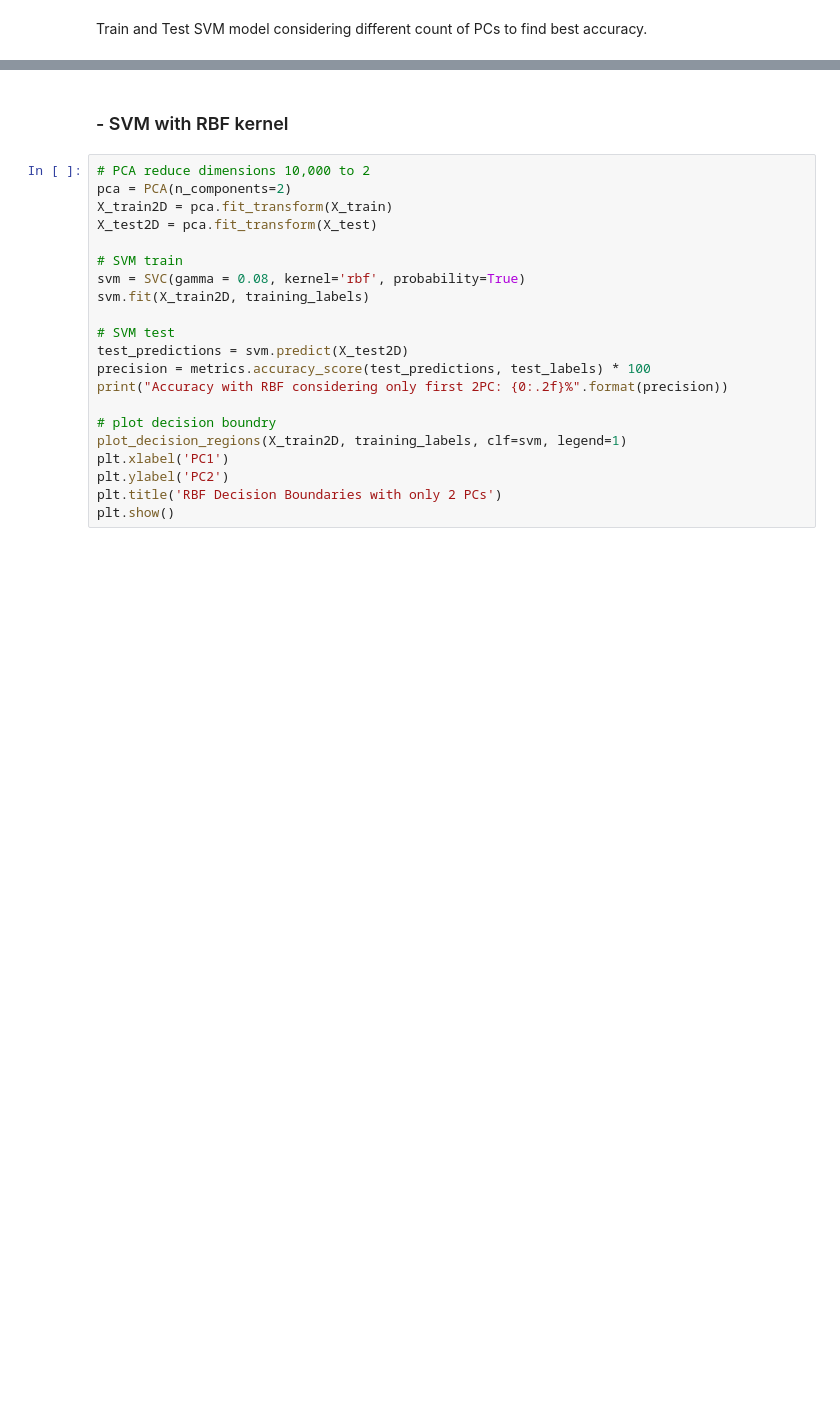
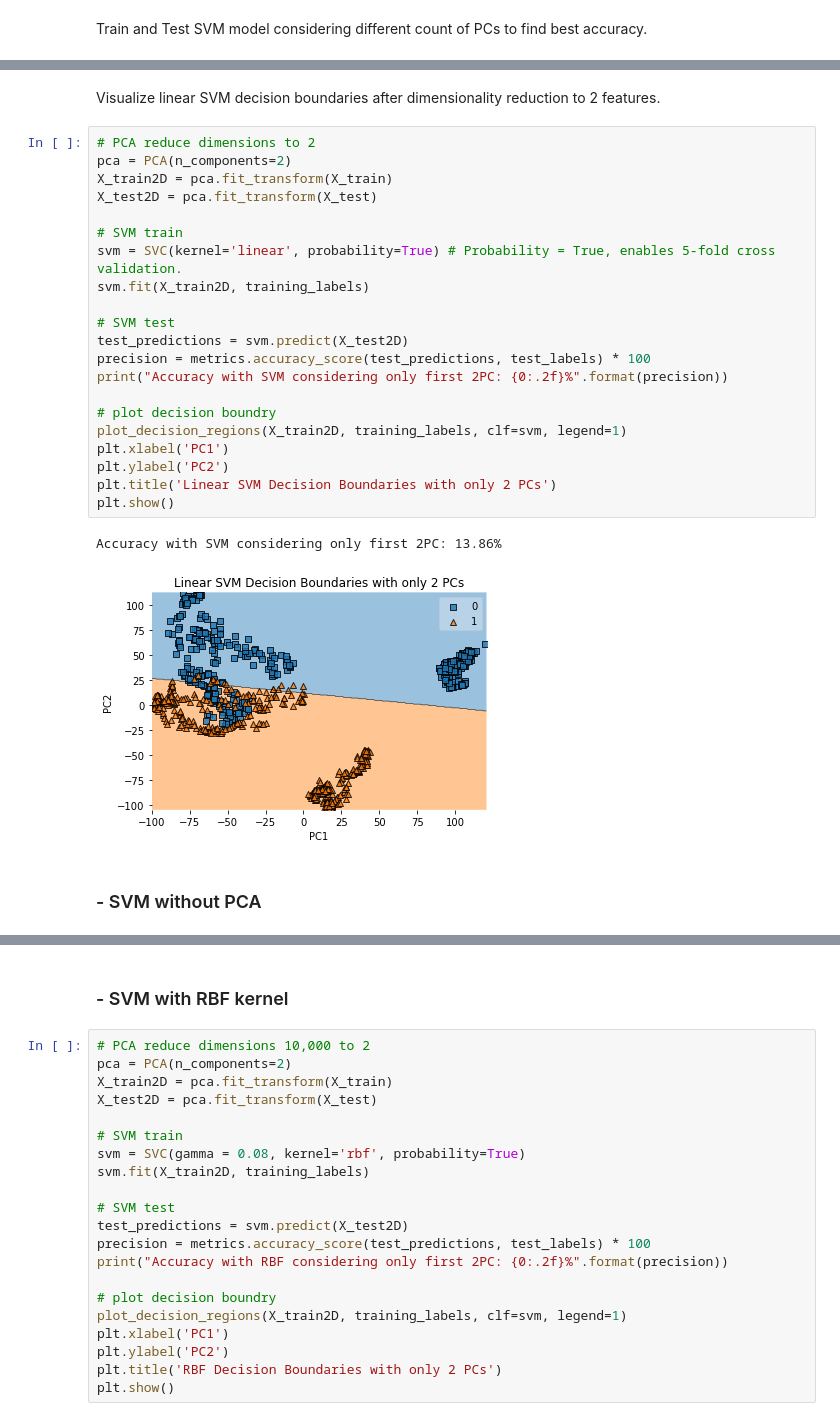
Before and after one commit to youssefg7/Fruit-Classifier, a Jupyter notebook: Project grayscale.ipynb, the cells around one changed output, grey strips where cells are left out. Saved outputs shown, nothing was run; the diff lists cells and outputs as text; blank space fills up the shorter version.

```diff
--- a/Project grayscale.ipynb
+++ b/Project grayscale.ipynb
@@ -206,0 +216,28 @@ Accuracy with SVM considering only first 10 PC: 27.10843373493976%
+# %% [markdown]
+Visualize linear SVM decision boundaries after dimensionality reduction to 2 features.
+# %%
+# PCA reduce dimensions to 2
+pca = PCA(n_components=2)
+X_train2D = pca.fit_transform(X_train)
+X_test2D = pca.fit_transform(X_test)
+
+# SVM train
+svm = SVC(kernel='linear', probability=True) # Probability = True, enables 5-fold cross validation.
+svm.fit(X_train2D, training_labels)
+
+# SVM test
+test_predictions = svm.predict(X_test2D)
+precision = metrics.accuracy_score(test_predictions, test_labels) * 100
+print("Accuracy with SVM considering only first 2PC: {0:.2f}%".format(precision))
+
+# plot decision boundry
+plot_decision_regions(X_train2D, training_labels, clf=svm, legend=1)
+plt.xlabel('PC1')
+plt.ylabel('PC2')
+plt.title('Linear SVM Decision Boundaries with only 2 PCs')
+plt.show()
+# %% [output]
+Accuracy with SVM considering only first 2PC: 13.86%
+[figure, added]
+# %% [markdown]
+### - SVM without PCA
```
Also changed, not shown: parts of 14 cells of this notebook.
